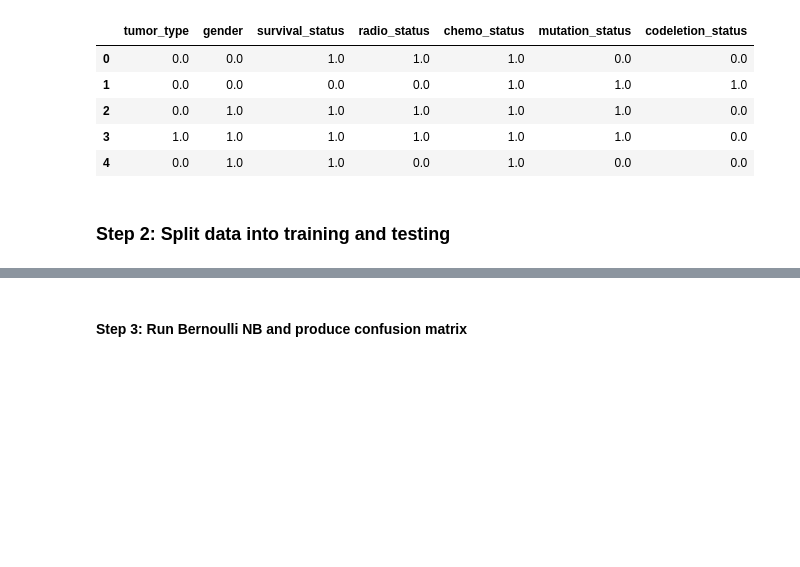
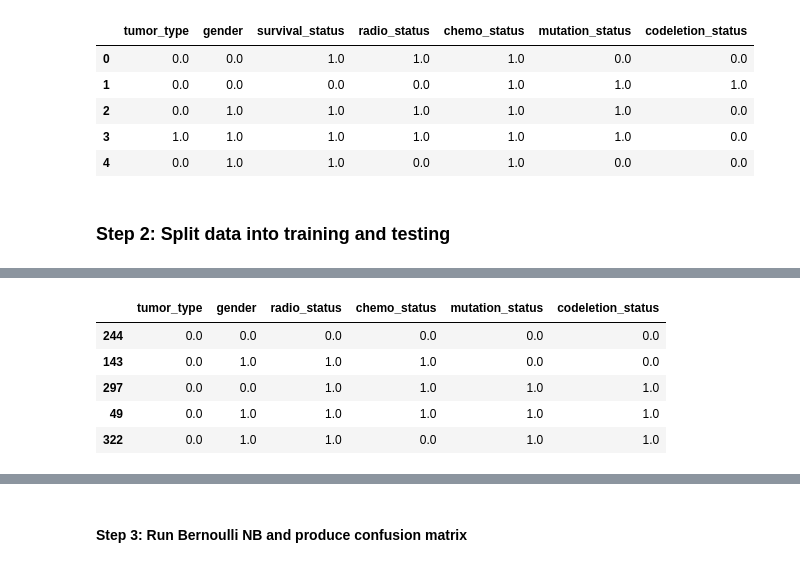
Before and after one commit to julie-zweng/machine-learning-project, a Jupyter notebook: nb_bernoulli.ipynb, the cells around one changed output, grey strips where cells are left out. Drawn from its saved outputs; the diff is of its cells as text; code cells hidden in the pictures; blank space fills up the shorter version.

```diff
--- a/nb_bernoulli.ipynb
+++ b/nb_bernoulli.ipynb
@@ -119 +119,10 @@ Testing labels: 127    1.0
 Name: survival_status, Length: 185, dtype: float64
+# %%
+testing.head()
+# %% [output]
+|  | tumor_type | gender | radio_status | chemo_status | mutation_status | codeletion_status |
+| 244 | 0.0 | 0.0 | 0.0 | 0.0 | 0.0 | 0.0 |
+| 143 | 0.0 | 1.0 | 1.0 | 1.0 | 0.0 | 0.0 |
+| 297 | 0.0 | 0.0 | 1.0 | 1.0 | 1.0 | 1.0 |
+| 49 | 0.0 | 1.0 | 1.0 | 1.0 | 1.0 | 1.0 |
+| 322 | 0.0 | 1.0 | 1.0 | 0.0 | 1.0 | 1.0 |
```
Also changed, not shown: parts of 4 cells of this notebook.
